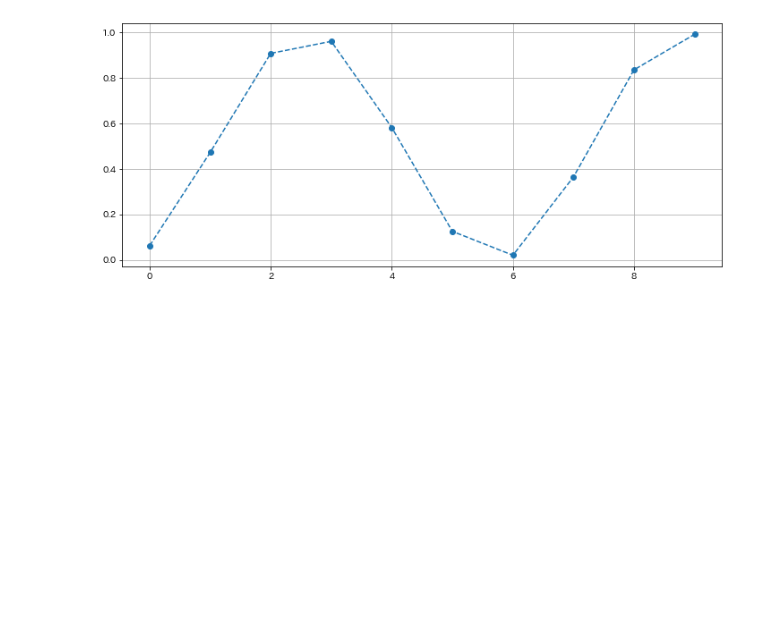
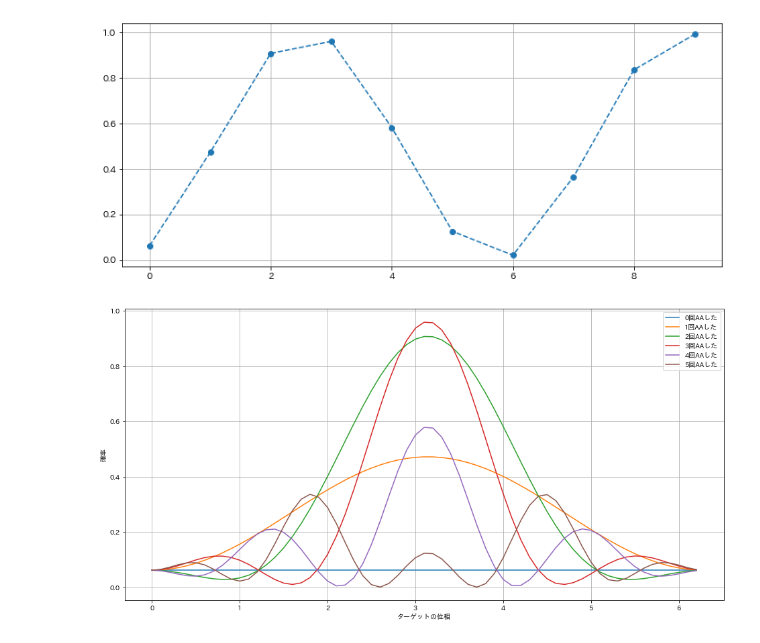
Before and after one commit to hinohi/quantum-note, a Jupyter notebook: 6-amplitude-amplification.ipynb, the cells around one changed output. Drawn from its saved outputs; the diff is of its cells as text; code cells hidden in the pictures; blank space fills up the shorter version.

```diff
--- a/6-amplitude-amplification.ipynb
+++ b/6-amplitude-amplification.ipynb
@@ -45,4 +46,7 @@ num_qubits = 4
 number_to_flip = 3
 p = sympy.var('p')
 reg = init_state(num_qubits)
-aa = grover_matrix(num_qubits) * flip_matrix(num_qubits, number_to_flip, p)
+flip = flip_matrix(num_qubits, number_to_flip, p)
+grover = grover_matrix(num_qubits)
+aa = grover * flip
+aa.simplify()
@@ -73,3 +98,17 @@ fig.plot(x, [y.evalf() for y in y], 'o--')
 fig.grid()
 # %% [output]
 [figure]
+# %%
+ax, fig = plt.subplots(1, 1,  figsize=(16, 8))
+x = np.arange(0, np.pi * 2, 0.1)
+r = reg
+for i in range(6):
+    y = np.array([r[number_to_flip].subs(p, x).as_real_imag() for x in x])
+    fig.plot(x, y[:, 0]**2 + y[:, 1]**2, label=f'{i}回AAした')
+    r = aa * r
+fig.set_xlabel('ターゲットの位相')
+fig.set_ylabel('確率')
+fig.legend()
+fig.grid()
+# %% [output]
+[figure, added]
```
Also changed, not shown: parts of 3 cells of this notebook.
